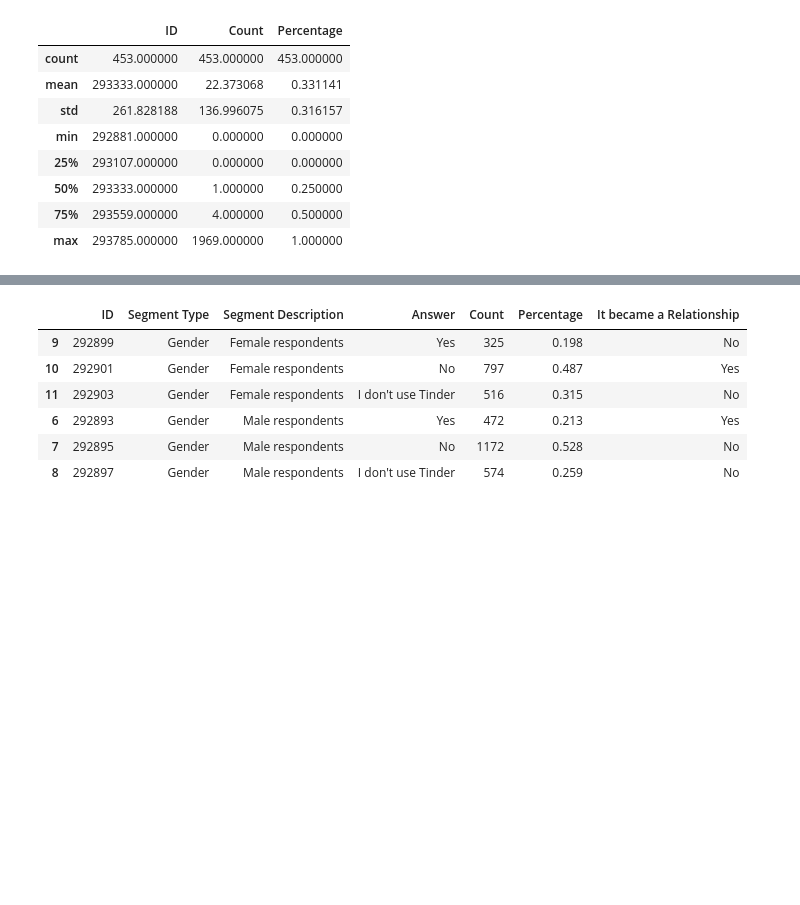
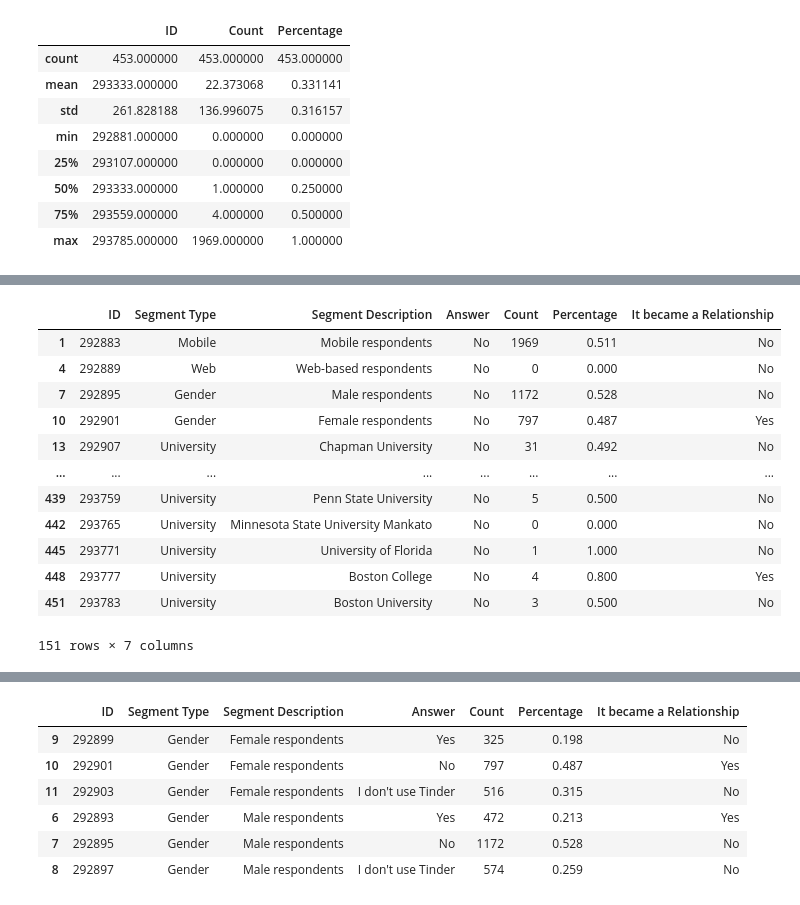
Before and after one commit to TheRealRango/KIorAI, a Jupyter notebook: KI-Project/Tinder/Tinder.ipynb, the cells around one changed output, grey strips where cells are left out. Saved outputs shown, nothing was run; the diff lists cells and outputs as text; code cells hidden in the pictures; blank space fills up the shorter version.

```diff
--- a/KI-Project/Tinder/Tinder.ipynb
+++ b/KI-Project/Tinder/Tinder.ipynb
@@ -32,0 +79,16 @@ df.describe()
+# %%
+dfNo
+# %% [output]
+|  | ID | Segment Type | Segment Description | Answer | Count | Percentage | It became a Relationship |
+| 1 | 292883 | Mobile | Mobile respondents | No | 1969 | 0.511 | No |
+| 4 | 292889 | Web | Web-based respondents | No | 0 | 0.000 | No |
+| 7 | 292895 | Gender | Male respondents | No | 1172 | 0.528 | No |
+| 10 | 292901 | Gender | Female respondents | No | 797 | 0.487 | Yes |
+| 13 | 292907 | University | Chapman University | No | 31 | 0.492 | No |
+| ... | ... | ... | ... | ... | ... | ... | ... |
+| 439 | 293759 | University | Penn State University | No | 5 | 0.500 | No |
+| 442 | 293765 | University | Minnesota State University Mankato | No | 0 | 0.000 | No |
+| 445 | 293771 | University | University of Florida | No | 1 | 1.000 | No |
+| 448 | 293777 | University | Boston College | No | 4 | 0.800 | Yes |
+| 451 | 293783 | University | Boston University | No | 3 | 0.500 | No |
+151 rows × 7 columns
```
Also changed, not shown: parts of 50 cells of this notebook.
